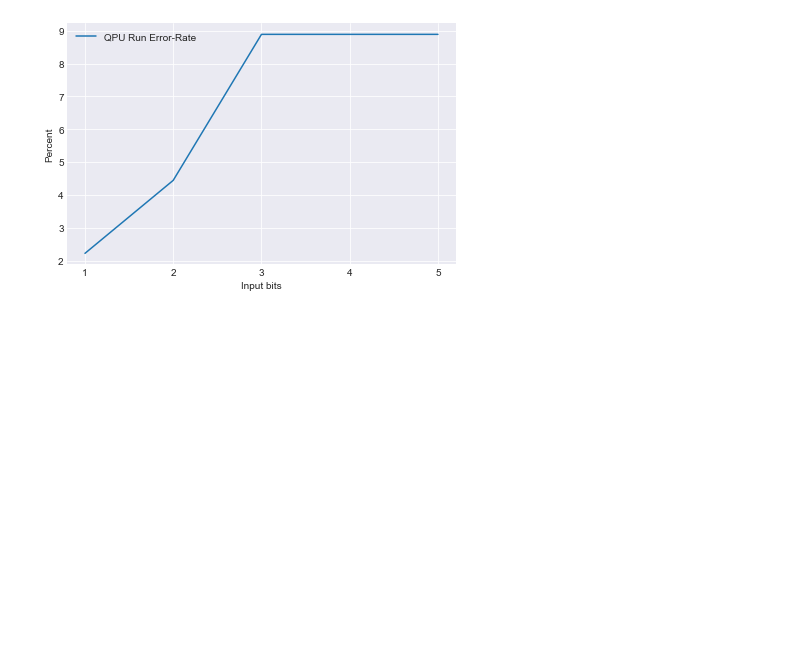
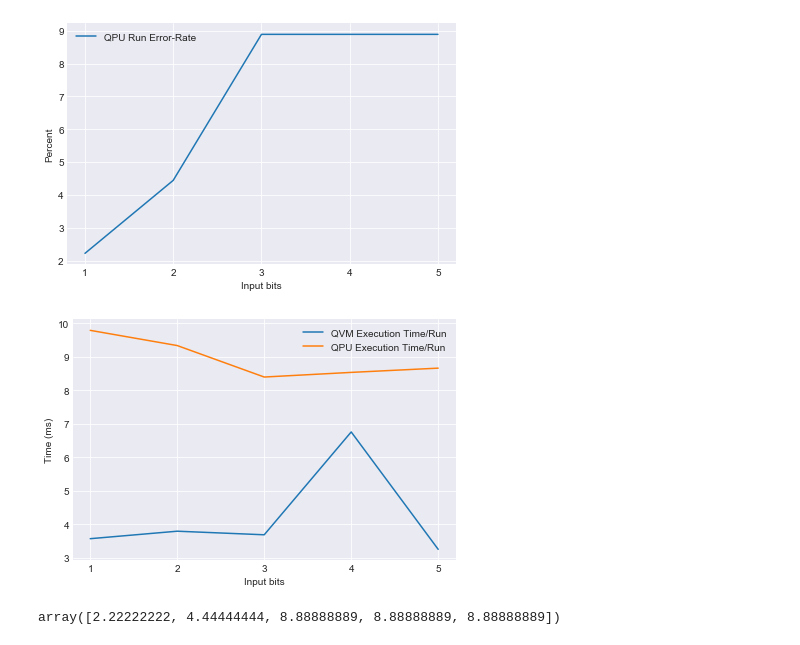
Before and after one commit to tkrollins/Quantum_Algorithms, a Jupyter notebook: qpu_server/results/notebooks/deutsch_jozsa_constant.ipynb, the cells around one changed output. Drawn from its saved outputs; the diff is of its cells as text; code cells hidden in the pictures; blank space fills up the shorter version.

Commit message:
Plotted Error rate and run time

```diff
--- a/qpu_server/results/notebooks/deutsch_jozsa_constant.ipynb
+++ b/qpu_server/results/notebooks/deutsch_jozsa_constant.ipynb
@@ -300,6 +312,11 @@ n3_qvm_time1 = 0.023802824784070253
 n3_qvm_time2 = 0.04226110799936578
 n3_qpu_time1 = 0.10426477715373039
 n3_qpu_time2 = 0.14626505700289272
+# %%
+# QVM time per shot
+qvm_times.append(time_per_shot(shots20=n3_qvm_time1, shots25=n3_qvm_time2))
+# QPU time per shot
+qpu_times.append(time_per_shot(shots20=n3_qpu_time1, shots25=n3_qpu_time2))
 # %% [markdown]
 ### QVM vs QPU
 # %%
@@ -406,6 +423,11 @@ n4_qvm_time1 = 0.024917834904044867
 n4_qvm_time2 = 0.05872277900198242
 n4_qpu_time1 = 0.1030092560686171
 n4_qpu_time2 = 0.1457017789944075
+# %%
+# QVM time per shot
+qvm_times.append(time_per_shot(shots20=n4_qvm_time1, shots25=n4_qvm_time2))
+# QPU time per shot
+qpu_times.append(time_per_shot(shots20=n4_qpu_time1, shots25=n4_qpu_time2))
 # %%
 #  Comparison of results
 error_rate.append(1 - compareResults(n3_qvm_results, n3_qpu_results))
@@ -504,6 +526,11 @@ n5_qvm_time1 = 0.02748064207844436
 n5_qvm_time2 = 0.043765151996922214
 n5_qpu_time1 = 0.10259766480885446
 n5_qpu_time2 = 0.14592492900555953
+# %%
+# QVM time per shot
+qvm_times.append(time_per_shot(shots20=n5_qvm_time1, shots25=n5_qvm_time2))
+# QPU time per shot
+qpu_times.append(time_per_shot(shots20=n5_qpu_time1, shots25=n5_qpu_time2))
 # %%
 #  Comparison of results
 error_rate.append(1 - compareResults(n3_qvm_results, n3_qpu_results))
@@ -528,0 +552,5 @@ n.shape
+# %%
+qvm_times = np.array(qvm_times)
+qvm_times = qvm_times * 1000
+qpu_times = np.array(qpu_times)
+qpu_times = qpu_times * 1000
@@ -540,3 +574,21 @@ plt.tight_layout()
 plt.show()
 # %% [output]
 [figure]
+# %%
+plt.style.use('seaborn-darkgrid')
+plt.figure()
+plt.plot(n, qvm_times, label='QVM Execution Time/Run')
+plt.plot(n, qpu_times, label='QPU Execution Time/Run')
+plt.legend()
+plt.xticks(n)
+plt.xlabel('Input bits')
+plt.ylabel('Time (ms)')
+plt.tight_layout()
+plt.savefig('DJ_constant_runtime.png')
+plt.show()
+# %% [output]
+[figure, added]
+# %%
+error_rate
+# %% [output]
+array([2.22222222, 4.44444444, 8.88888889, 8.88888889, 8.88888889])
```
Also changed, not shown: parts of 6 cells of this notebook, 7 other files.
